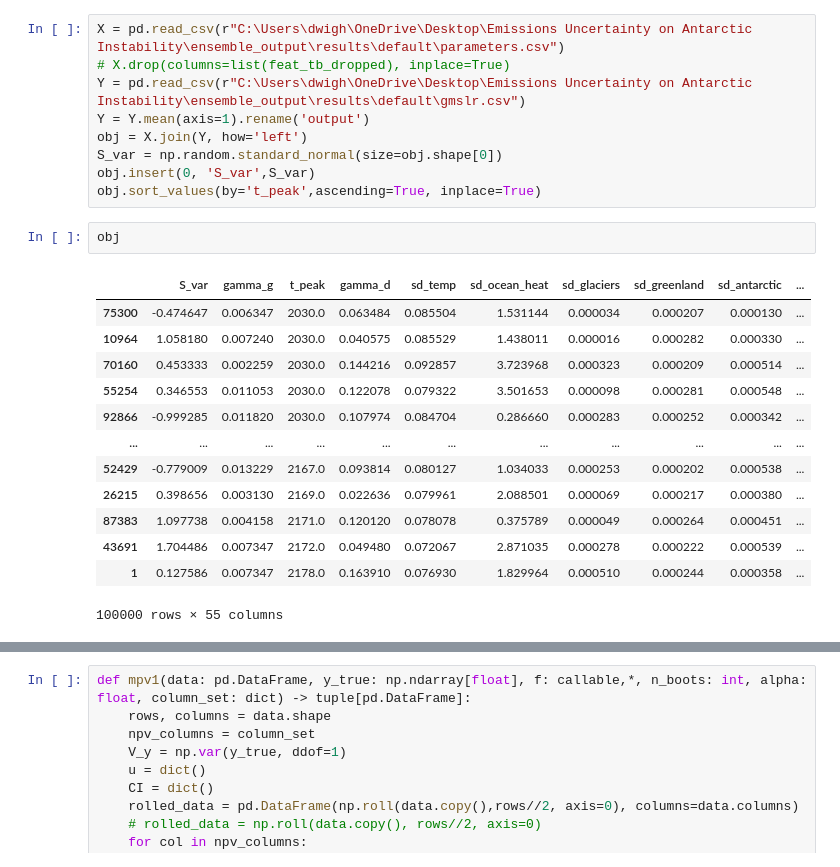
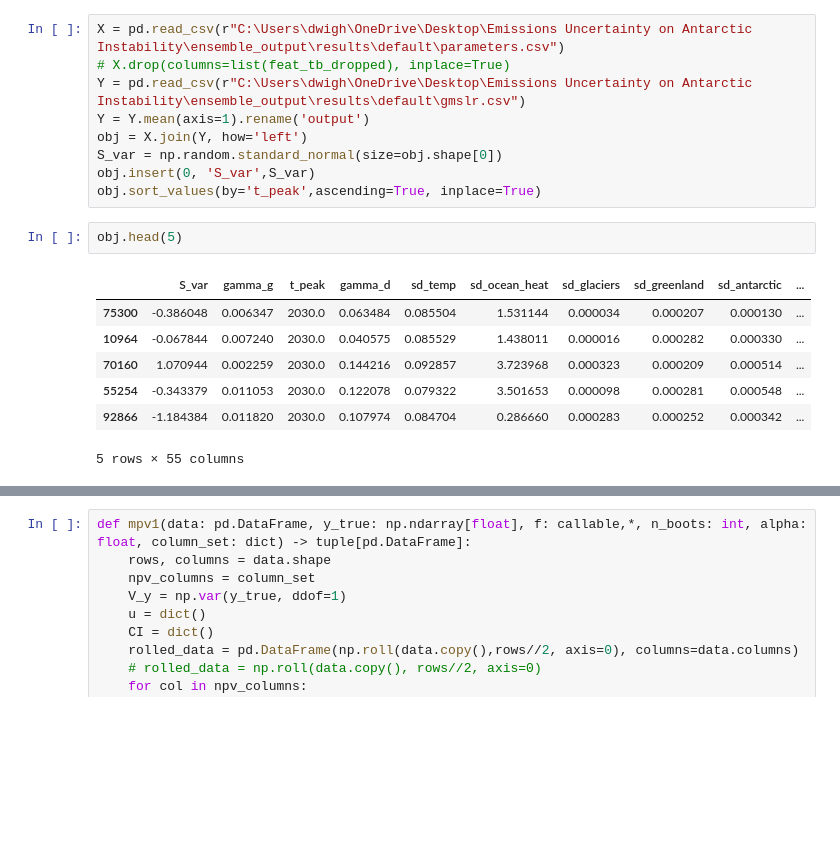
Before and after one commit to AVelaryon/Darnell-Model-, a Jupyter notebook: Darnell_Model.ipynb, the cells around one changed output, grey strips where cells are left out. Cells and saved outputs as stored; diff of their text form; blank space fills up the shorter version.

```diff
--- a/Darnell_Model.ipynb
+++ b/Darnell_Model.ipynb
@@ -605,21 +660,15 @@ S_var = np.random.standard_normal(size=obj.shape[0])
 obj.insert(0, 'S_var',S_var)
 obj.sort_values(by='t_peak',ascending=True, inplace=True)
 # %%
-obj
+obj.head(5)
 # %% [output]
 |  | S_var | gamma_g | t_peak | gamma_d | sd_temp | sd_ocean_heat | sd_glaciers | sd_greenland | sd_antarctic | ... |
-| 75300 | -0.474647 | 0.006347 | 2030.0 | 0.063484 | 0.085504 | 1.531144 | 0.000034 | 0.000207 | 0.000130 | ... |
-| 10964 | 1.058180 | 0.007240 | 2030.0 | 0.040575 | 0.085529 | 1.438011 | 0.000016 | 0.000282 | 0.000330 | ... |
-| 70160 | 0.453333 | 0.002259 | 2030.0 | 0.144216 | 0.092857 | 3.723968 | 0.000323 | 0.000209 | 0.000514 | ... |
-| 55254 | 0.346553 | 0.011053 | 2030.0 | 0.122078 | 0.079322 | 3.501653 | 0.000098 | 0.000281 | 0.000548 | ... |
-| 92866 | -0.999285 | 0.011820 | 2030.0 | 0.107974 | 0.084704 | 0.286660 | 0.000283 | 0.000252 | 0.000342 | ... |
-| ... | ... | ... | ... | ... | ... | ... | ... | ... | ... | ... |
-| 52429 | -0.779009 | 0.013229 | 2167.0 | 0.093814 | 0.080127 | 1.034033 | 0.000253 | 0.000202 | 0.000538 | ... |
-| 26215 | 0.398656 | 0.003130 | 2169.0 | 0.022636 | 0.079961 | 2.088501 | 0.000069 | 0.000217 | 0.000380 | ... |
-| 87383 | 1.097738 | 0.004158 | 2171.0 | 0.120120 | 0.078078 | 0.375789 | 0.000049 | 0.000264 | 0.000451 | ... |
-| 43691 | 1.704486 | 0.007347 | 2172.0 | 0.049480 | 0.072067 | 2.871035 | 0.000278 | 0.000222 | 0.000539 | ... |
-| 1 | 0.127586 | 0.007347 | 2178.0 | 0.163910 | 0.076930 | 1.829964 | 0.000510 | 0.000244 | 0.000358 | ... |
+| 75300 | -0.386048 | 0.006347 | 2030.0 | 0.063484 | 0.085504 | 1.531144 | 0.000034 | 0.000207 | 0.000130 | ... |
+| 10964 | -0.067844 | 0.007240 | 2030.0 | 0.040575 | 0.085529 | 1.438011 | 0.000016 | 0.000282 | 0.000330 | ... |
+| 70160 | 1.070944 | 0.002259 | 2030.0 | 0.144216 | 0.092857 | 3.723968 | 0.000323 | 0.000209 | 0.000514 | ... |
+| 55254 | -0.343379 | 0.011053 | 2030.0 | 0.122078 | 0.079322 | 3.501653 | 0.000098 | 0.000281 | 0.000548 | ... |
+| 92866 | -1.184384 | 0.011820 | 2030.0 | 0.107974 | 0.084704 | 0.286660 | 0.000283 | 0.000252 | 0.000342 | ... |
-100000 rows × 55 columns
+5 rows × 55 columns
 # %%
 # Model Fitting
 val1 = train_test_split(obj.iloc[:,:-1],obj.iloc[:,-1], shuffle=False, train_size=0.8,random_state=0)
```
Also changed, not shown: parts of 15 cells of this notebook.
